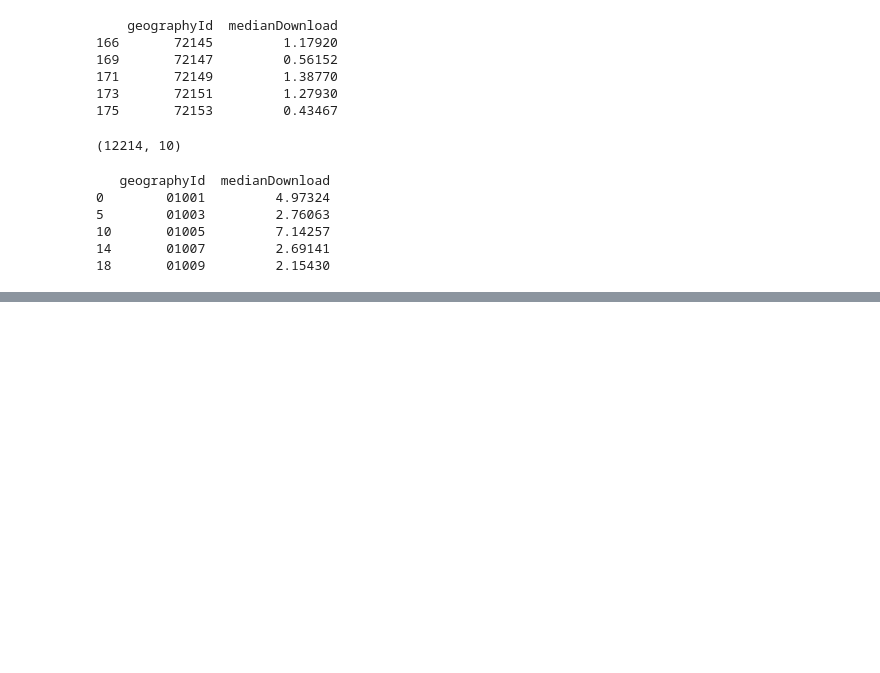
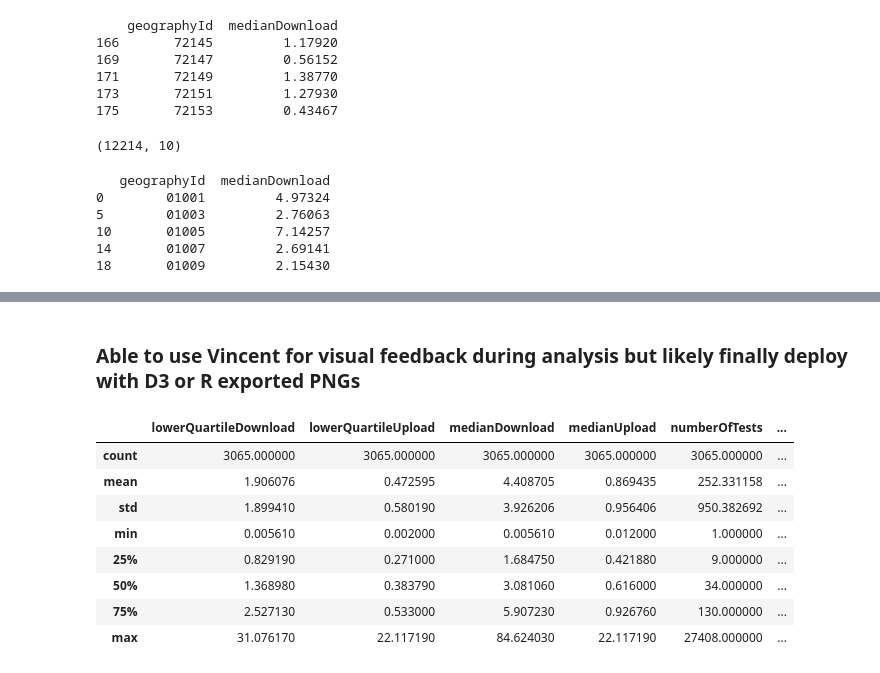
Before and after one commit to SethPaul/broadband-project, a Jupyter notebook: prelim_bb.ipynb, the cells around one changed output, grey strips where cells are left out. Drawn from its saved outputs; the diff is of its cells as text; code cells hidden in the pictures; blank space fills up the shorter version.

```diff
--- a/prelim_bb.ipynb
+++ b/prelim_bb.ipynb
@@ -311,0 +306,15 @@ vis.display()
+# %% [markdown]
+### Able to use Vincent for visual feedback during analysis but likely finally deploy with D3 or R exported PNGs
+# %%
+#Description of speeds for accessing from home from agreagated county info
+speed_testDF[speed_testDF['accessingFrom']=='Home'].describe()
+# %% [output]
+|  | lowerQuartileDownload | lowerQuartileUpload | medianDownload | medianUpload | numberOfTests | ... |
+| count | 3065.000000 | 3065.000000 | 3065.000000 | 3065.000000 | 3065.000000 | ... |
+| mean | 1.906076 | 0.472595 | 4.408705 | 0.869435 | 252.331158 | ... |
+| std | 1.899410 | 0.580190 | 3.926206 | 0.956406 | 950.382692 | ... |
+| min | 0.005610 | 0.002000 | 0.005610 | 0.012000 | 1.000000 | ... |
+| 25% | 0.829190 | 0.271000 | 1.684750 | 0.421880 | 9.000000 | ... |
+| 50% | 1.368980 | 0.383790 | 3.081060 | 0.616000 | 34.000000 | ... |
+| 75% | 2.527130 | 0.533000 | 5.907230 | 0.926760 | 130.000000 | ... |
+| max | 31.076170 | 22.117190 | 84.624030 | 22.117190 | 27408.000000 | ... |
```
Also changed, not shown: parts of 34 cells of this notebook.
